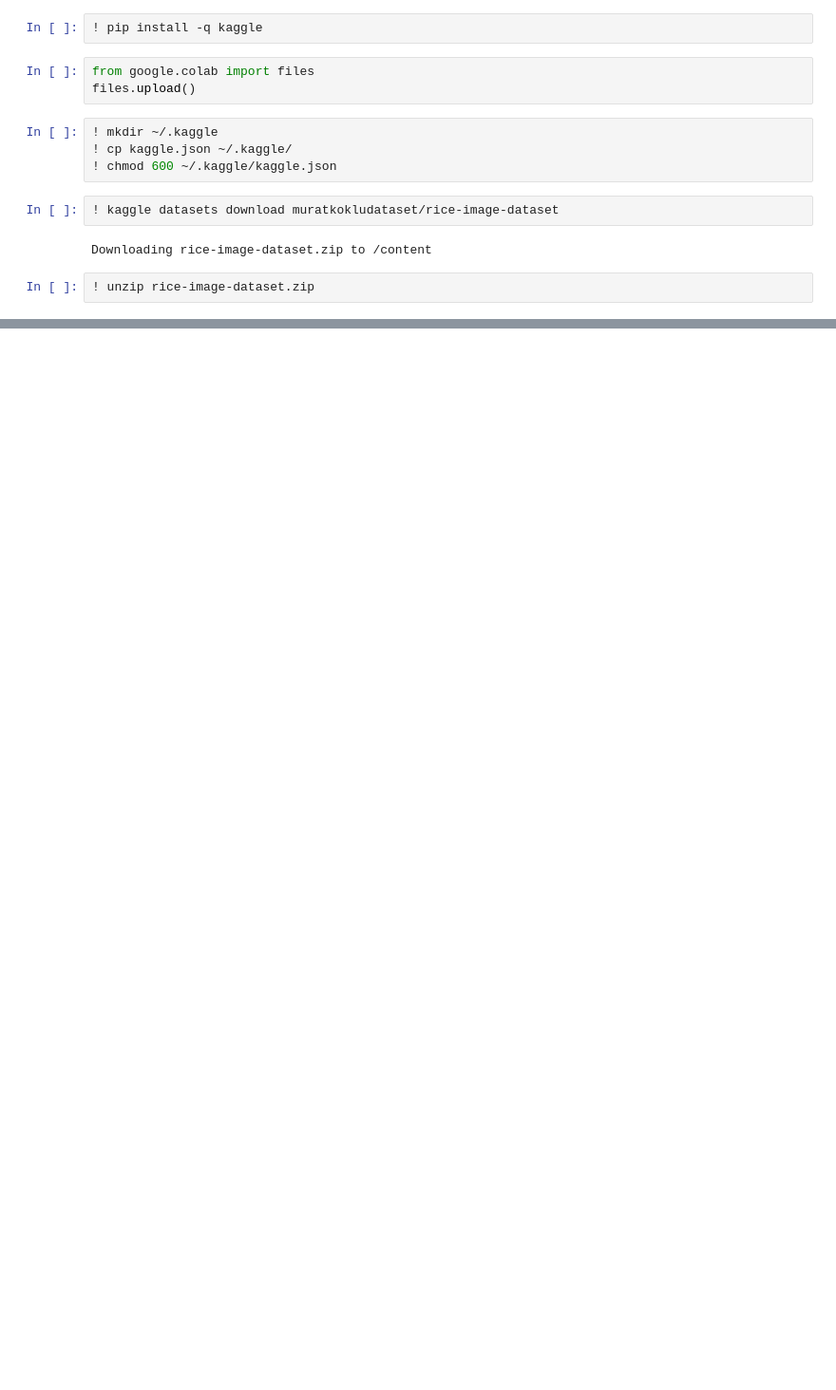
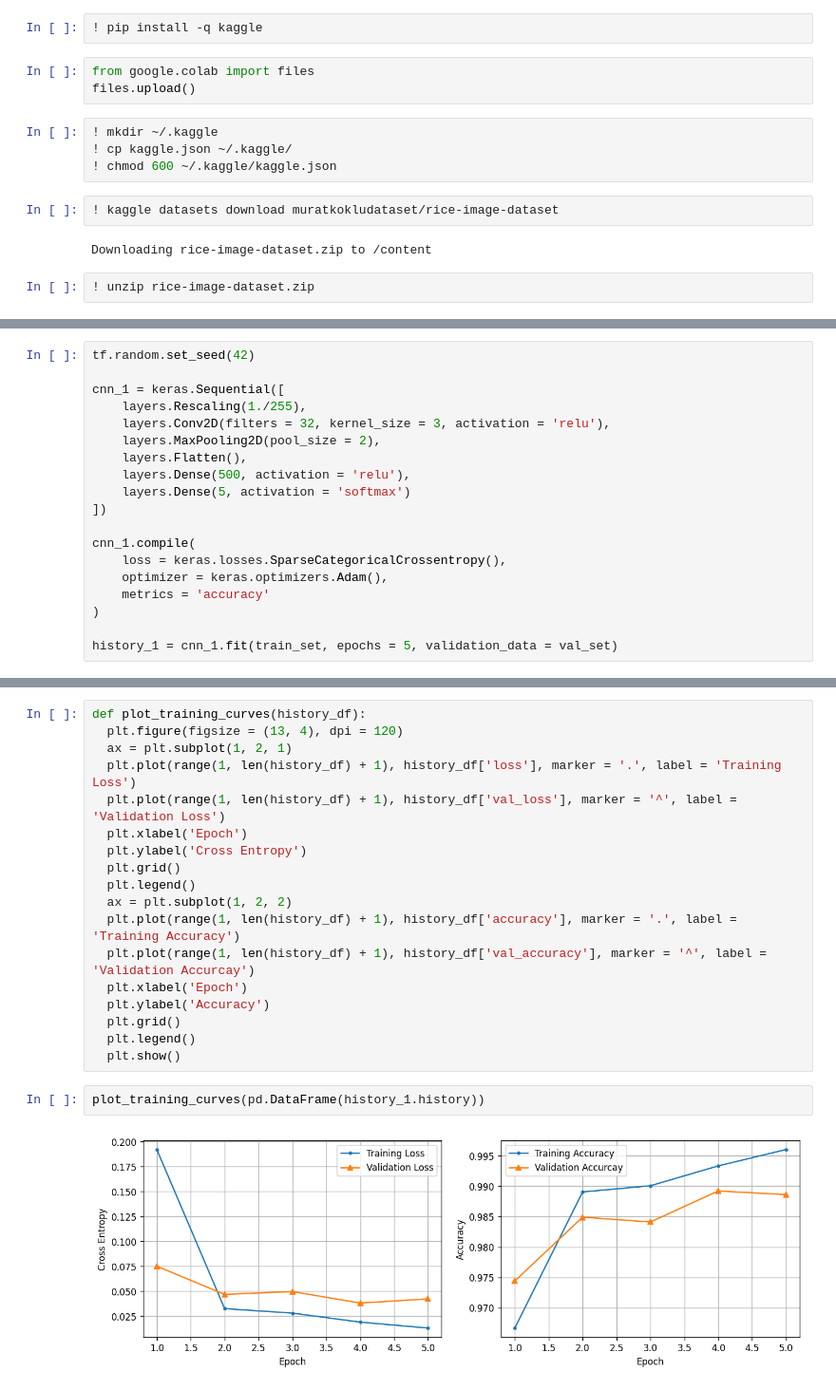
Before and after one commit to MostafaJahanian/DL_Projects, a Jupyter notebook: rice_image_classification_using_cnn.ipynb, the cells around one changed output, grey strips where cells are left out. Shown at 95% size. Saved outputs shown, nothing was run; the diff lists cells and outputs as text; blank space fills up the shorter version.

```diff
--- a/rice_image_classification_using_cnn.ipynb
+++ b/rice_image_classification_using_cnn.ipynb
@@ -68,0 +100,19 @@ PIL.Image.open(str(random.choice(basmati)))
+# %%
+tf.random.set_seed(42)
+
+cnn_1 = keras.Sequential([
+    layers.Rescaling(1./255),
+    layers.Conv2D(filters = 32, kernel_size = 3, activation = 'relu'),
+    layers.MaxPooling2D(pool_size = 2),
+    layers.Flatten(),
+    layers.Dense(500, activation = 'relu'),
+    layers.Dense(5, activation = 'softmax')
+])
+
+cnn_1.compile(
+    loss = keras.losses.SparseCategoricalCrossentropy(),
+    optimizer = keras.optimizers.Adam(),
+    metrics = 'accuracy'
+)
+
+history_1 = cnn_1.fit(train_set, epochs = 5, validation_data = val_set)
@@ -68,0 +130,22 @@ PIL.Image.open(str(random.choice(basmati)))
+# %%
+def plot_training_curves(history_df):
+  plt.figure(figsize = (13, 4), dpi = 120)
+  ax = plt.subplot(1, 2, 1)
+  plt.plot(range(1, len(history_df) + 1), history_df['loss'], marker = '.', label = 'Training Loss')
+  plt.plot(range(1, len(history_df) + 1), history_df['val_loss'], marker = '^', label = 'Validation Loss')
+  plt.xlabel('Epoch')
+  plt.ylabel('Cross Entropy')
+  plt.grid()
+  plt.legend()
+  ax = plt.subplot(1, 2, 2)
+  plt.plot(range(1, len(history_df) + 1), history_df['accuracy'], marker = '.', label = 'Training Accuracy')
+  plt.plot(range(1, len(history_df) + 1), history_df['val_accuracy'], marker = '^', label = 'Validation Accurcay')
+  plt.xlabel('Epoch')
+  plt.ylabel('Accuracy')
+  plt.grid()
+  plt.legend()
+  plt.show()
+# %%
+plot_training_curves(pd.DataFrame(history_1.history))
+# %% [output]
+[figure, added]
```
Also changed, not shown: parts of 20 cells of this notebook.
